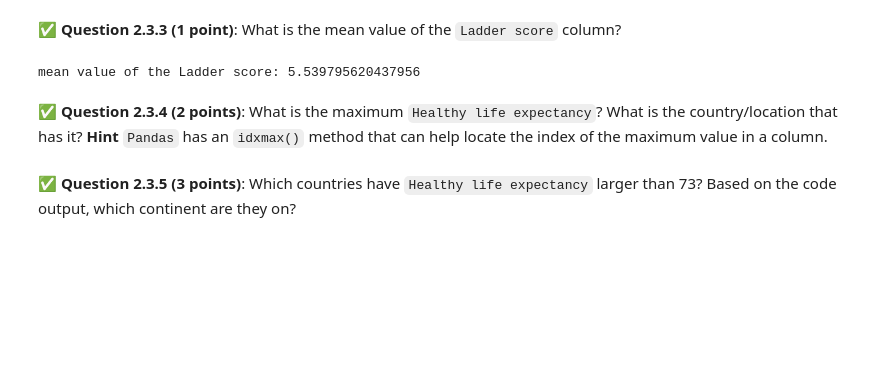
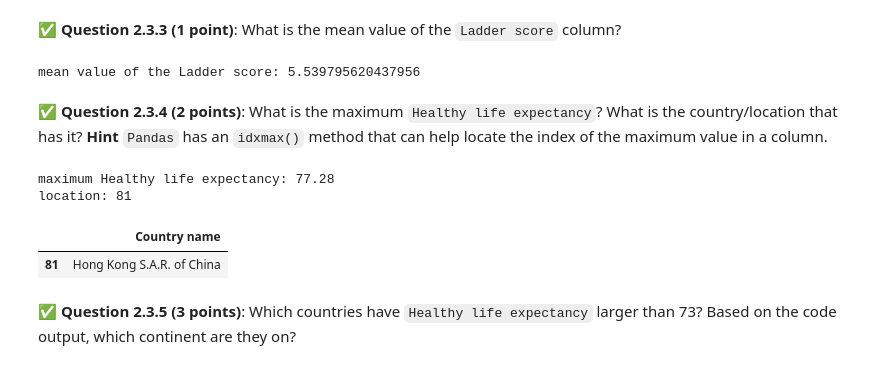
Before and after one commit to Chungminlee08/cmse202-s24-turnin, a Jupyter notebook: midterm/CMSE202-Midterm-Section003-STUDENT.ipynb, the cells around one changed output. Drawn from its saved outputs; the diff is of its cells as text; code cells hidden in the pictures; blank space fills up the shorter version.

```diff
--- a/midterm/CMSE202-Midterm-Section003-STUDENT.ipynb
+++ b/midterm/CMSE202-Midterm-Section003-STUDENT.ipynb
@@ -160,7 +158,16 @@ mean value of the Ladder score: 5.539795620437956
 &#9989; **Question 2.3.4 (2 points)**: What is the maximum `Healthy life expectancy`? What is the country/location that has it? **Hint** `Pandas` has an `idxmax()` method that can help locate the index of the maximum value in a column.
 # %%
 # Put your code for Question 2.3.4 here
-print('maximum of the Healthy life expectency:', df.idxmax('Hea'))
+print('maximum Healthy life expectancy:', df['Healthy life expectancy'].max())
+
+n=df['Healthy life expectancy'].idxmax()
+print('location:', n)
+df.iloc[[n],[0]]
+# %% [output]
+maximum Healthy life expectancy: 77.28
+location: 81
+|  | Country name |
+| 81 | Hong Kong S.A.R. of China |
 # %% [markdown]
 &#9989; **Question 2.3.5 (3 points)**: Which countries have `Healthy life expectancy` larger than 73? Based on the code output, which continent are they on?
 # %%
```
Also changed, not shown: parts of 23 cells of this notebook.
